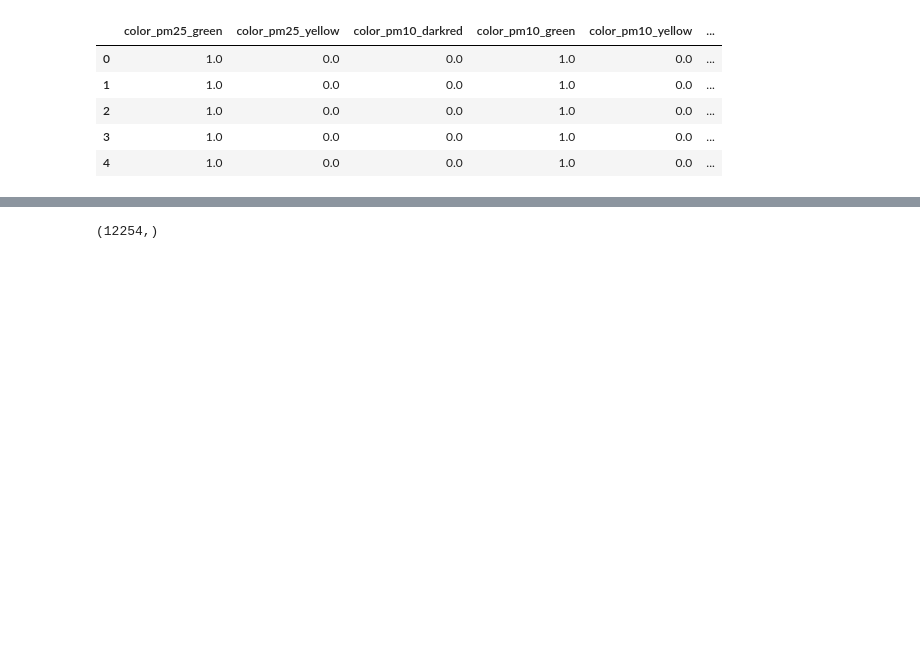
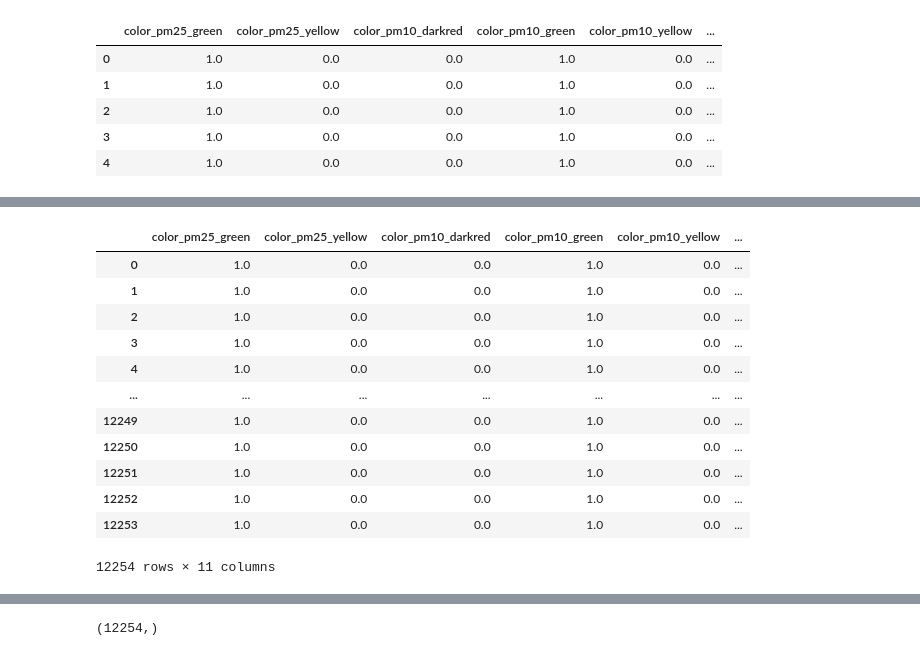
Before and after one commit to kmaluccio/group_7_project, a Jupyter notebook: Machine_learning_model.ipynb, the cells around one changed output, grey strips where cells are left out. Saved outputs shown, nothing was run; the diff lists cells and outputs as text; code cells hidden in the pictures; blank space fills up the shorter version.

Commit message:
updated multiple linear regression model

```diff
--- a/Machine_learning_model.ipynb
+++ b/Machine_learning_model.ipynb
@@ -30,3 +30,7 @@ df
 | 12252 | Tacoma | 7.066667 | 14.736042 | 198397 | green | green | 5370000-53053061400 | Washington | Crude prevalence | ... |
 | 12253 | Tacoma | 7.066667 | 14.736042 | 198397 | green | green | 5370000-53053063200 | Washington | Crude prevalence | ... |
 12254 rows × 12 columns
+# %%
+# create data frame for the columns that we do not need to scale or convert
+unchanged_df = df[['pm25','pm10','population','data_value']]
+unchanged_df.head()
@@ -122,0 +134,9 @@ Length: 12295, dtype: object
+# %%
+# Use standard scaler to help scale the data to train the model
+scaler = StandardScaler()
+
+# Want to scale the columns from data that are originally integers
+cols_to_scale = ['pm10','pm25','population']
+scaled_data = scaler.fit_transform(ml_df[cols_to_scale])
+scaled_df = pd.DataFrame(scaled_data, columns=cols_to_scale)
+scaled_df
@@ -123,3 +157,22 @@ Length: 12295, dtype: object
+# %%
+# drop the original columns that we scaled and add in the scaled columns to our ml_df
+ml_df.drop(columns=cols_to_scale,inplace=True)
+ml_df = pd.concat([ml_df, scaled_df],axis=1)
+ml_df
+# %% [output]
+|  | color_pm25_green | color_pm25_yellow | color_pm10_darkred | color_pm10_green | color_pm10_yellow | ... |
+| 0 | 1.0 | 0.0 | 0.0 | 1.0 | 0.0 | ... |
+| 1 | 1.0 | 0.0 | 0.0 | 1.0 | 0.0 | ... |
+| 2 | 1.0 | 0.0 | 0.0 | 1.0 | 0.0 | ... |
+| 3 | 1.0 | 0.0 | 0.0 | 1.0 | 0.0 | ... |
+| 4 | 1.0 | 0.0 | 0.0 | 1.0 | 0.0 | ... |
+| ... | ... | ... | ... | ... | ... | ... |
+| 12249 | 1.0 | 0.0 | 0.0 | 1.0 | 0.0 | ... |
+| 12250 | 1.0 | 0.0 | 0.0 | 1.0 | 0.0 | ... |
+| 12251 | 1.0 | 0.0 | 0.0 | 1.0 | 0.0 | ... |
+| 12252 | 1.0 | 0.0 | 0.0 | 1.0 | 0.0 | ... |
+| 12253 | 1.0 | 0.0 | 0.0 | 1.0 | 0.0 | ... |
+12254 rows × 11 columns
 # %%
 # Split preprocessed data into features and target arrays
 y = ml_df['data_value'].values
```
Also changed, not shown: parts of 27 cells of this notebook.
